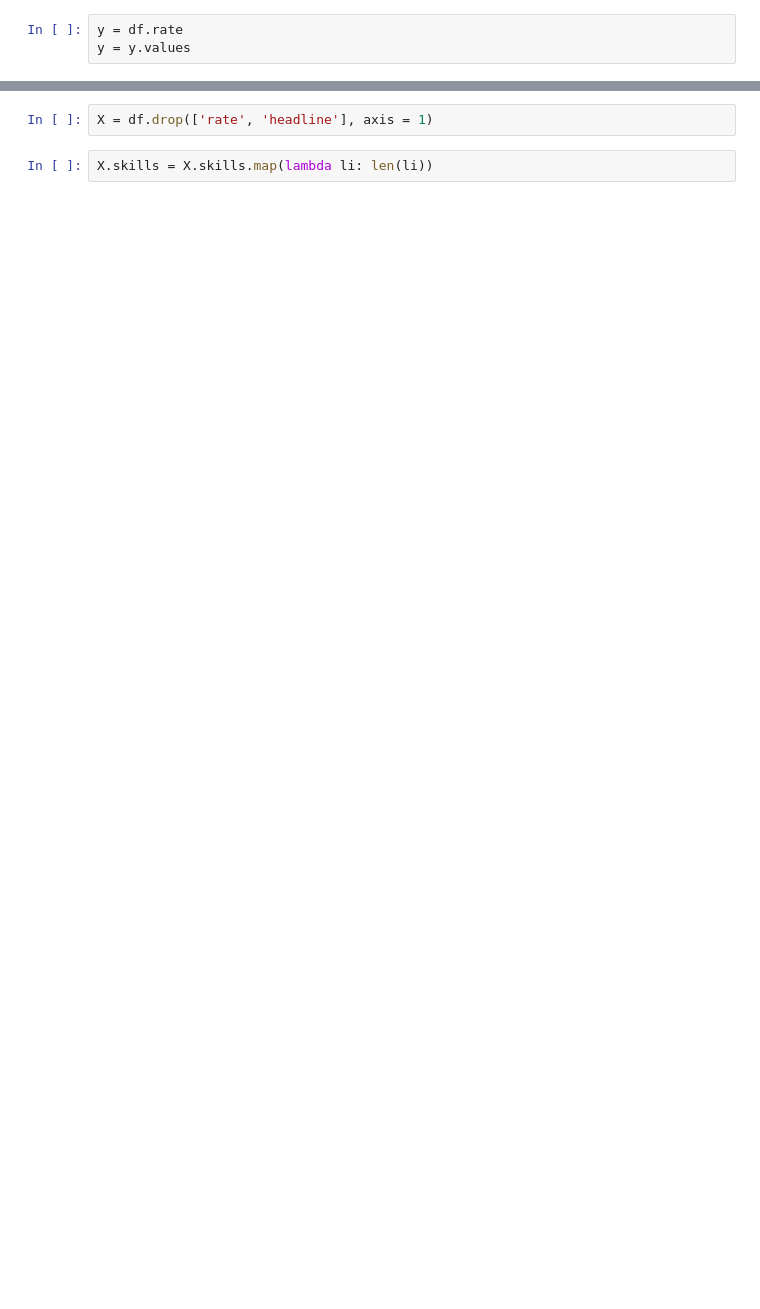
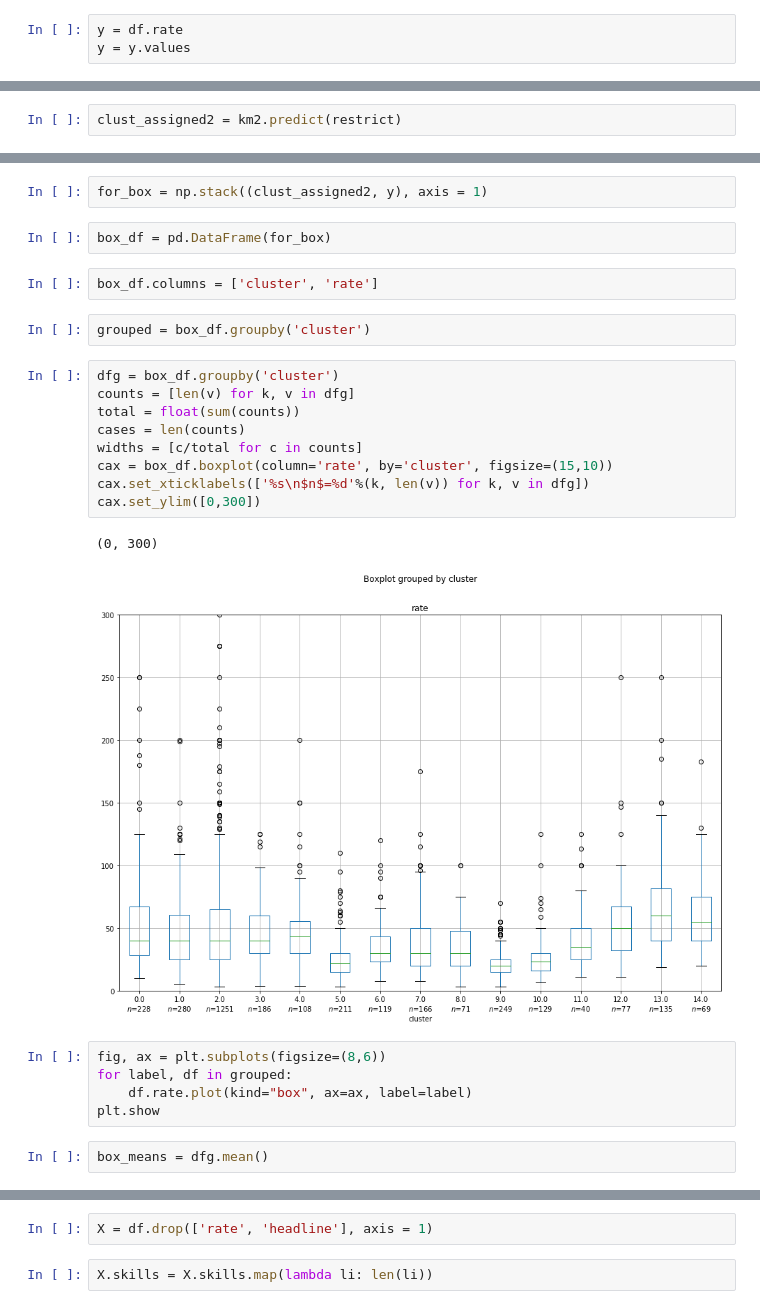
Before and after one commit to davidmasse/freelancer-rates, a Jupyter notebook: regress.ipynb, the cells around one changed output, grey strips where cells are left out. Cells and saved outputs as stored; diff of their text form; blank space fills up the shorter version.

Commit message:
boxplot

```diff
--- a/regress.ipynb
+++ b/regress.ipynb
@@ -134,0 +213,2 @@ Text(0.5,1,'Rates')
+# %%
+clust_assigned2 = km2.predict(restrict)
@@ -134,0 +234,27 @@ Text(0.5,1,'Rates')
+# %%
+for_box = np.stack((clust_assigned2, y), axis = 1)
+# %%
+box_df = pd.DataFrame(for_box)
+# %%
+box_df.columns = ['cluster', 'rate']
+# %%
+grouped = box_df.groupby('cluster')
+# %%
+dfg = box_df.groupby('cluster')
+counts = [len(v) for k, v in dfg]
+total = float(sum(counts))
+cases = len(counts)
+widths = [c/total for c in counts]
+cax = box_df.boxplot(column='rate', by='cluster', figsize=(15,10))
+cax.set_xticklabels(['%s\n$n$=%d'%(k, len(v)) for k, v in dfg])
+cax.set_ylim([0,300])
+# %% [output]
+(0, 300)
+[figure, added]
+# %%
+fig, ax = plt.subplots(figsize=(8,6))
+for label, df in grouped:
+    df.rate.plot(kind="box", ax=ax, label=label)
+plt.show
+# %%
+box_means = dfg.mean()
```
Also changed, not shown: parts of 98 cells of this notebook, 5 other files.
